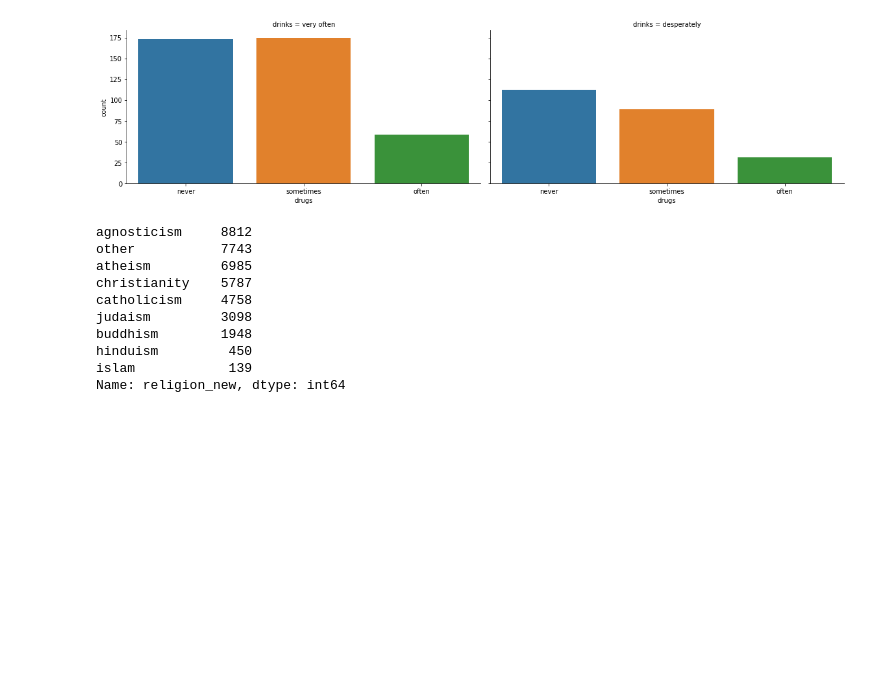
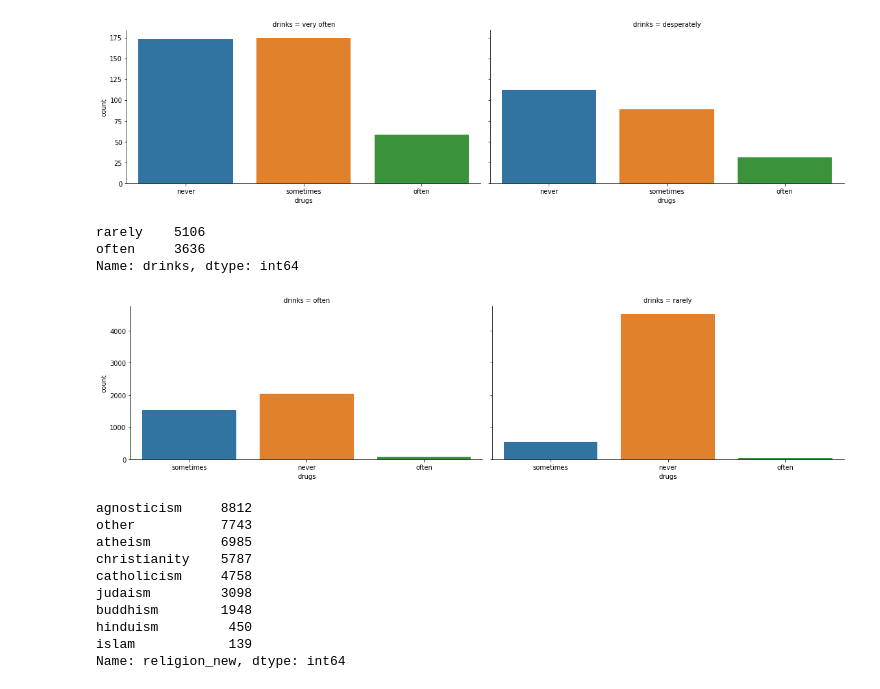
Before and after one commit to ClaudioLutz/okcupid-date-a-scientist-portfolio-project, a Jupyter notebook: date-a-scientist.ipynb, the cells around one changed output. Cells and saved outputs as stored; diff of their text form; code cells hidden in the pictures; blank space fills up the shorter version.

```diff
--- a/date-a-scientist.ipynb
+++ b/date-a-scientist.ipynb
@@ -116,6 +117,18 @@ very often     471
 desperately    322
 Name: drinks, dtype: int64
 [figure]
+# %%
+drinks_medium = data[(data["drinks"] != 'very often') & (data["drinks"] != 'not at all') & (data["drinks"] != 'desperately') & (data["drinks"] != 'socially')]
+print(drinks_medium['drinks'].value_counts())
+g = sns.catplot(x="drugs", col="drinks",
+                data=drinks_medium, kind="count",
+                height=4, aspect=2)
+plt.show()
+# %% [output]
+rarely    5106
+often     3636
+Name: drinks, dtype: int64
+[figure, added]
 # %%
 data['religion_new'] = data.religion.str.split().str.get(0)
 print(data['religion_new'].value_counts())
```
Also changed, not shown: parts of 23 cells of this notebook.
